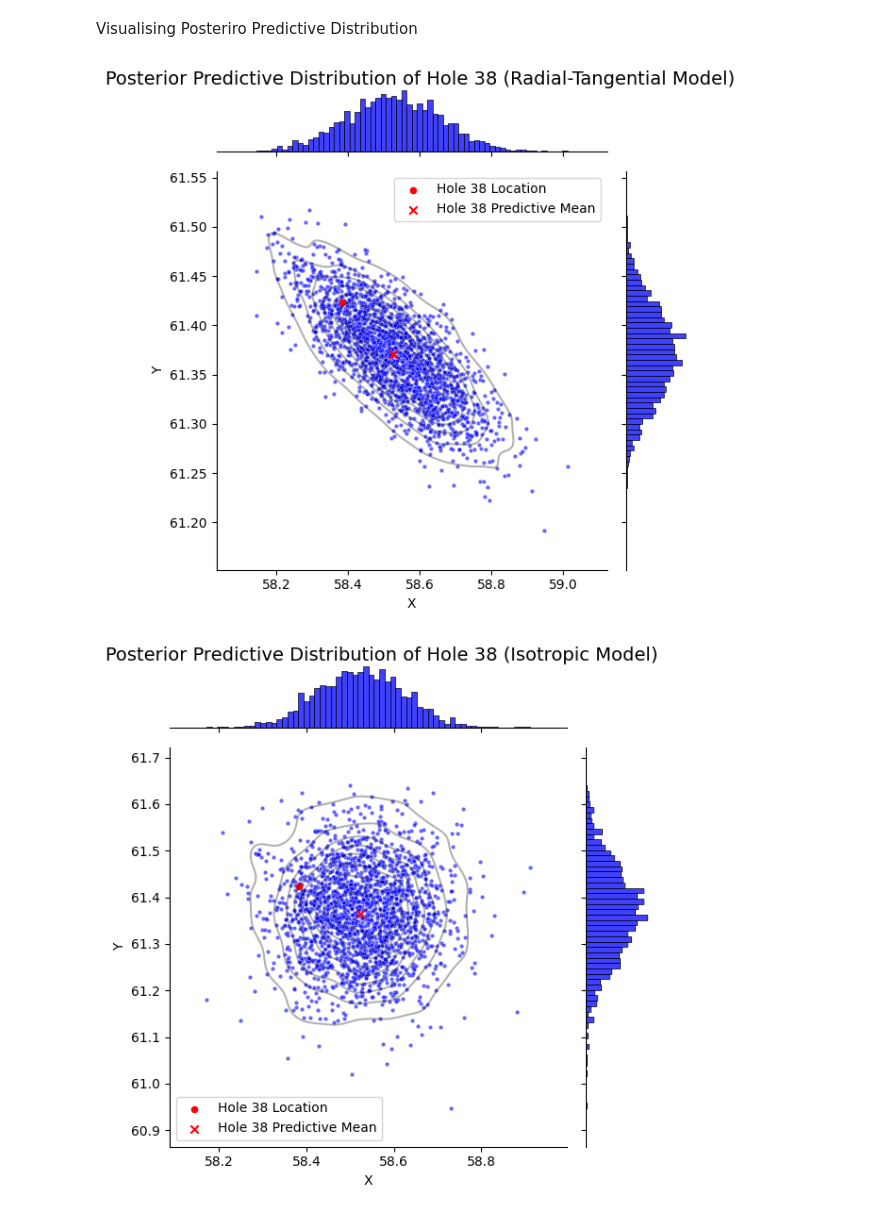
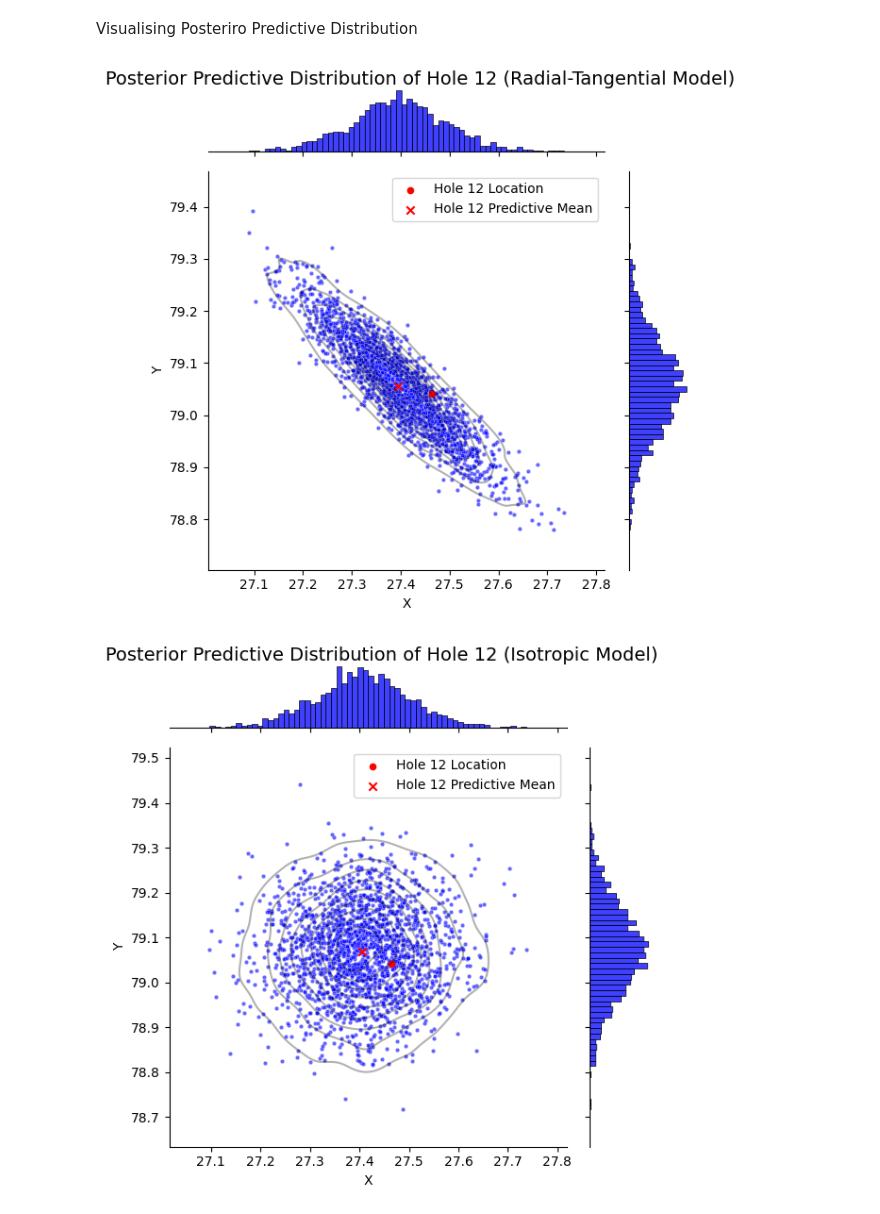
Before and after one commit to MatteoMancini01/S2_Cw, a Jupyter notebook: NoteBook.ipynb, the cells around one changed output. Drawn from its saved outputs; the diff is of its cells as text; code cells hidden in the pictures.

```diff
--- a/NoteBook.ipynb
+++ b/NoteBook.ipynb
@@ -706,9 +707,9 @@ Shape posterior predictive sample generated from posterior samples generated fro
 Visualising Posteriro Predictive Distribution
 # %%
 # Set hole index
-hole_index = 38
+hole_index = 12
 joint_plot_sns(post_pred_sample_hole_rt, hole_index, sub_data, 'Radial-Tangential Model')
 joint_plot_sns(post_pred_sample_hole_is, hole_index, sub_data, 'Isotropic Model')
 # %% [output]
-[figure, old version]
+[figure, new version]
-[figure, old version]
+[figure, new version]
```
Also changed, not shown: parts of 18 cells of this notebook, 3 other files.
